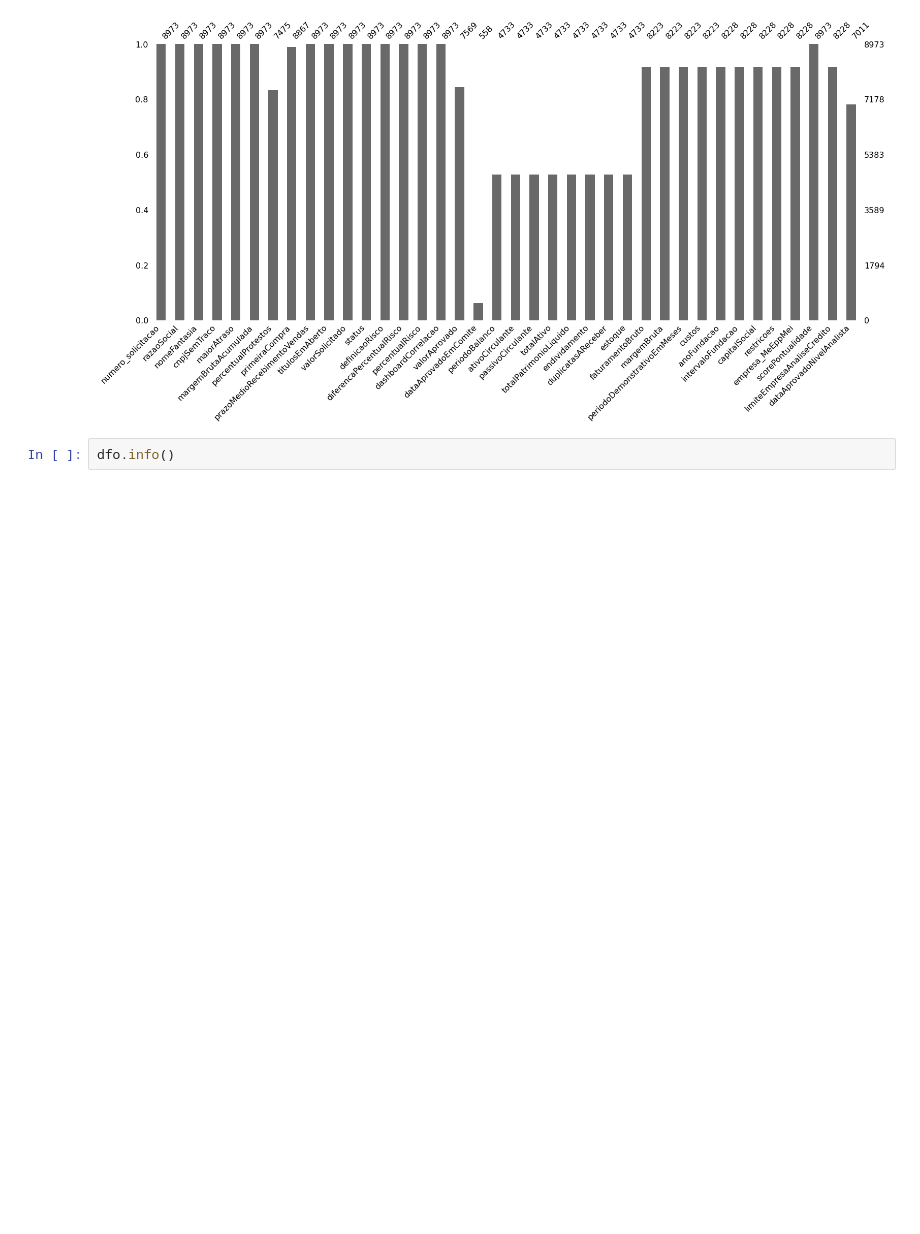
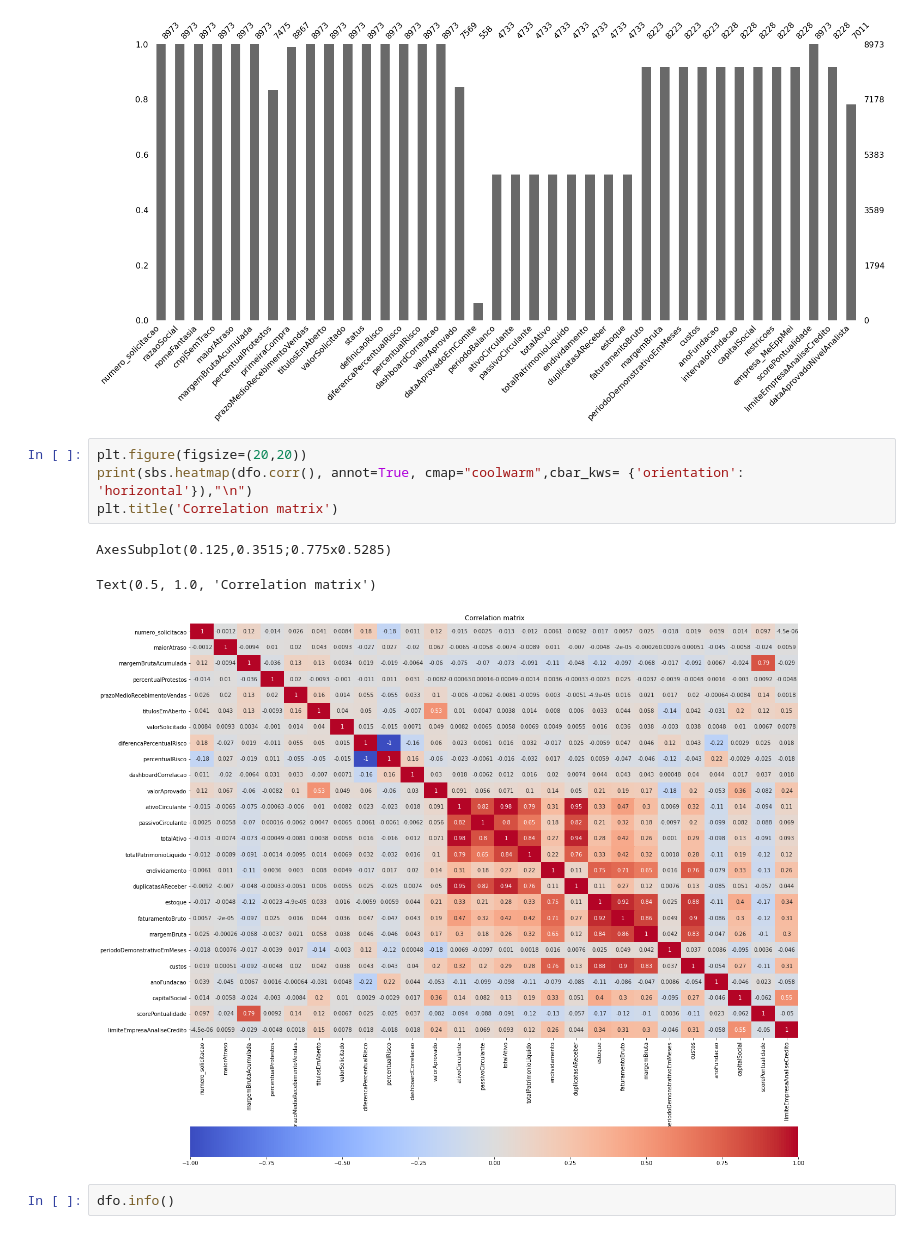
Before and after one commit to bartiralira/bootcampIA, a Jupyter notebook: BootCamp1.ipynb, the cells around one changed output. Saved outputs shown, nothing was run; the diff lists cells and outputs as text; blank space fills up the shorter version.

```diff
--- a/BootCamp1.ipynb
+++ b/BootCamp1.ipynb
@@ -39,6 +39,14 @@ msno.bar(dfo)
 # %% [output]
 <matplotlib.axes._subplots.AxesSubplot at 0x...>
 [figure]
+# %%
+plt.figure(figsize=(20,20))
+print(sbs.heatmap(dfo.corr(), annot=True, cmap="coolwarm",cbar_kws= {'orientation': 'horizontal'}),"\n")
+plt.title('Correlation matrix')
+# %% [output]
+AxesSubplot(0.125,0.3515;0.775x0.5285)
+Text(0.5, 1.0, 'Correlation matrix')
+[figure, added]
 # %%
 dfo.info()
 # %% [output]
```
Also changed, not shown: parts of 35 cells of this notebook.
